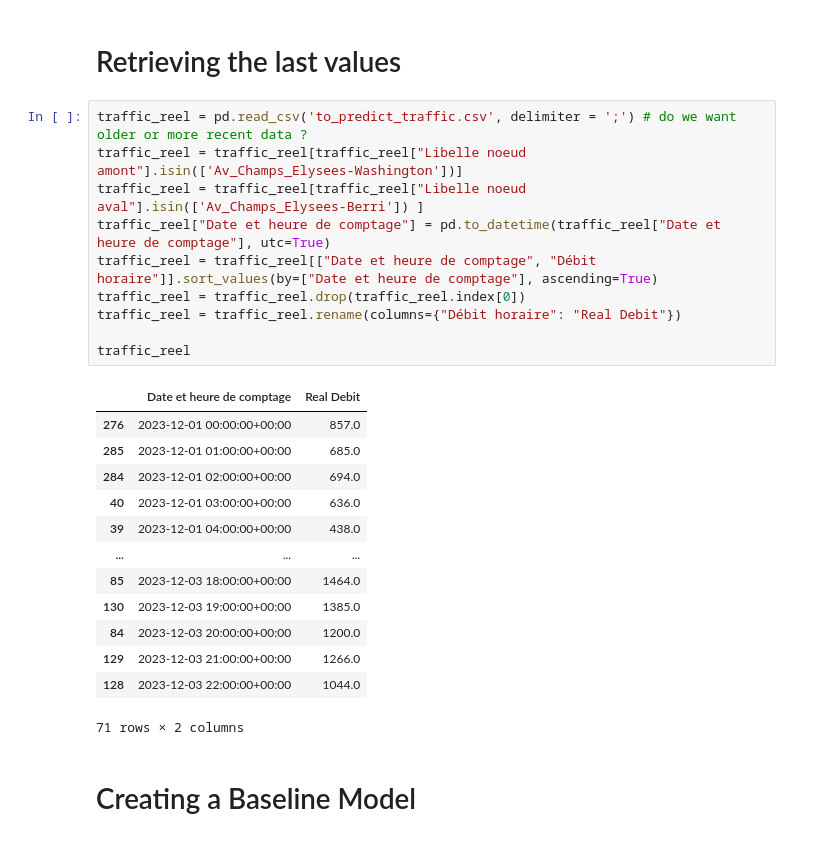
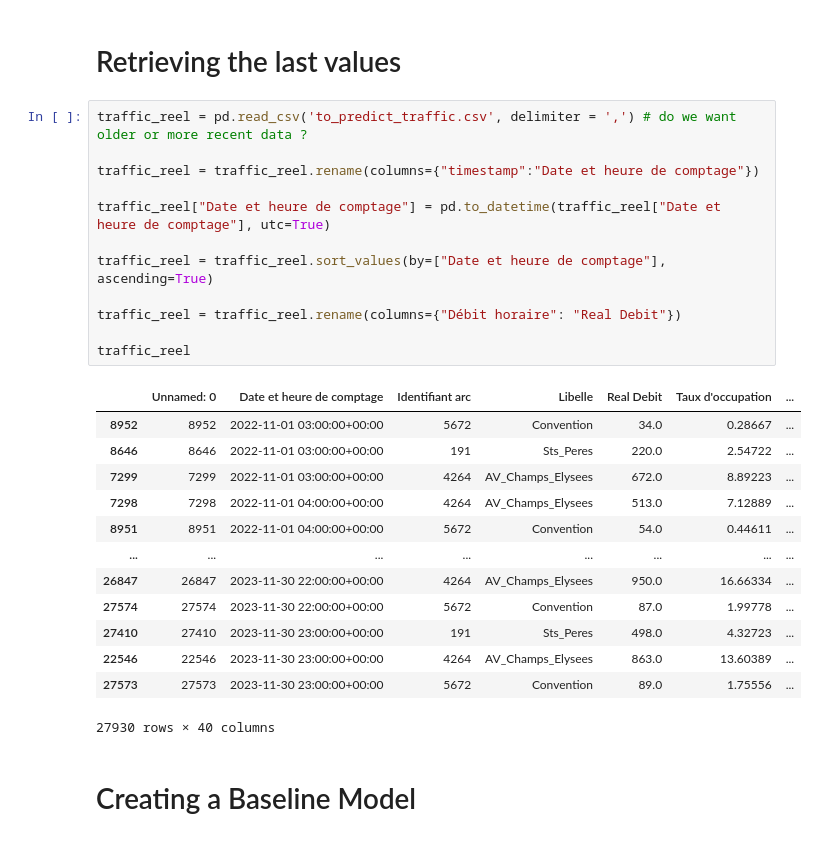
Before and after one commit to Behachee/Road-Traffic-Prediction-Paris, a Jupyter notebook: XGBoost.ipynb, the cells around one changed output. Cells and saved outputs as stored; diff of their text form.

```diff
--- a/XGBoost.ipynb
+++ b/XGBoost.ipynb
@@ -11,29 +11,31 @@ from sklearn.metrics import mean_absolute_error
 # %% [markdown]
 # Retrieving the last values
 # %%
-traffic_reel = pd.read_csv('to_predict_traffic.csv', delimiter = ';') # do we want older or more recent data ?
-traffic_reel = traffic_reel[traffic_reel["Libelle noeud amont"].isin(['Av_Champs_Elysees-Washington'])]
-traffic_reel = traffic_reel[traffic_reel["Libelle noeud aval"].isin(['Av_Champs_Elysees-Berri']) ]
+traffic_reel = pd.read_csv('to_predict_traffic.csv', delimiter = ',') # do we want older or more recent data ?
+
+traffic_reel = traffic_reel.rename(columns={"timestamp":"Date et heure de comptage"})
+
 traffic_reel["Date et heure de comptage"] = pd.to_datetime(traffic_reel["Date et heure de comptage"], utc=True)
-traffic_reel = traffic_reel[["Date et heure de comptage", "Débit horaire"]].sort_values(by=["Date et heure de comptage"], ascending=True)
-traffic_reel = traffic_reel.drop(traffic_reel.index[0])
+
+traffic_reel = traffic_reel.sort_values(by=["Date et heure de comptage"], ascending=True)
+
 traffic_reel = traffic_reel.rename(columns={"Débit horaire": "Real Debit"})
 
 traffic_reel
 # %% [output]
-|  | Date et heure de comptage | Real Debit |
-| 276 | 2023-12-01 00:00:00+00:00 | 857.0 |
-| 285 | 2023-12-01 01:00:00+00:00 | 685.0 |
-| 284 | 2023-12-01 02:00:00+00:00 | 694.0 |
-| 40 | 2023-12-01 03:00:00+00:00 | 636.0 |
-| 39 | 2023-12-01 04:00:00+00:00 | 438.0 |
-| ... | ... | ... |
-| 85 | 2023-12-03 18:00:00+00:00 | 1464.0 |
-| 130 | 2023-12-03 19:00:00+00:00 | 1385.0 |
-| 84 | 2023-12-03 20:00:00+00:00 | 1200.0 |
-| 129 | 2023-12-03 21:00:00+00:00 | 1266.0 |
-| 128 | 2023-12-03 22:00:00+00:00 | 1044.0 |
+|  | Unnamed: 0 | Date et heure de comptage | Identifiant arc | Libelle | Real Debit | Taux d'occupation | ... |
+| 8952 | 8952 | 2022-11-01 03:00:00+00:00 | 5672 | Convention | 34.0 | 0.28667 | ... |
+| 8646 | 8646 | 2022-11-01 03:00:00+00:00 | 191 | Sts_Peres | 220.0 | 2.54722 | ... |
+| 7299 | 7299 | 2022-11-01 03:00:00+00:00 | 4264 | AV_Champs_Elysees | 672.0 | 8.89223 | ... |
+| 7298 | 7298 | 2022-11-01 04:00:00+00:00 | 4264 | AV_Champs_Elysees | 513.0 | 7.12889 | ... |
+| 8951 | 8951 | 2022-11-01 04:00:00+00:00 | 5672 | Convention | 54.0 | 0.44611 | ... |
+| ... | ... | ... | ... | ... | ... | ... | ... |
+| 26847 | 26847 | 2023-11-30 22:00:00+00:00 | 4264 | AV_Champs_Elysees | 950.0 | 16.66334 | ... |
+| 27574 | 27574 | 2023-11-30 22:00:00+00:00 | 5672 | Convention | 87.0 | 1.99778 | ... |
+| 27410 | 27410 | 2023-11-30 23:00:00+00:00 | 191 | Sts_Peres | 498.0 | 4.32723 | ... |
+| 22546 | 22546 | 2023-11-30 23:00:00+00:00 | 4264 | AV_Champs_Elysees | 863.0 | 13.60389 | ... |
+| 27573 | 27573 | 2023-11-30 23:00:00+00:00 | 5672 | Convention | 89.0 | 1.75556 | ... |
-71 rows × 2 columns
+27930 rows × 40 columns
 # %% [markdown]
 # Creating a Baseline Model
 # %%
```
Also changed, not shown: parts of 16 cells of this notebook, 1 other file.
